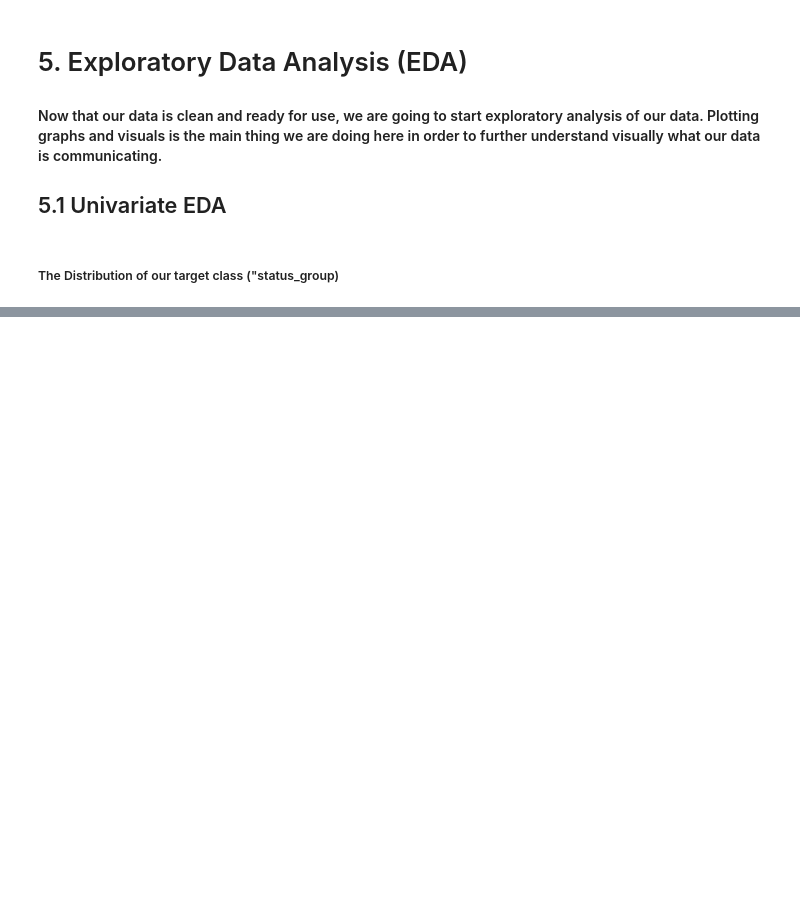
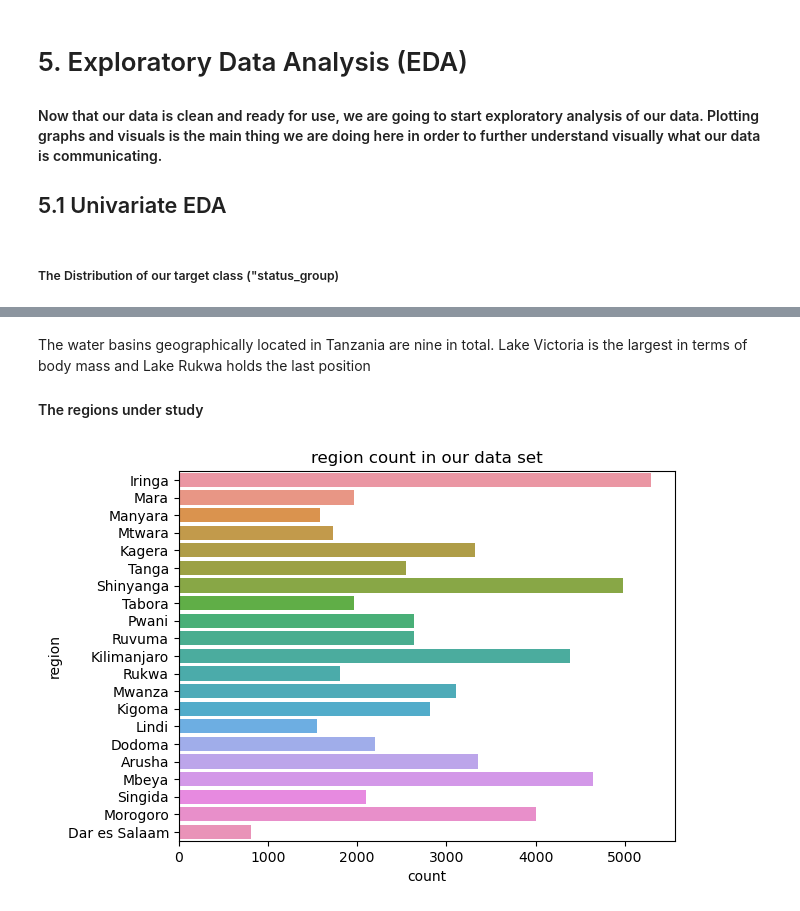
Before and after one commit to dev-ezzy/Classification-model, a Jupyter notebook: index.ipynb, the cells around one changed output, grey strips where cells are left out. Cells and saved outputs as stored; diff of their text form; code cells hidden in the pictures; blank space fills up the shorter version.

```diff
--- a/index.ipynb
+++ b/index.ipynb
@@ -717,0 +742,8 @@ Name: count, dtype: int64
+# %% [markdown]
+The water basins geographically located in Tanzania are nine in total. Lake Victoria is the largest in terms of body mass and Lake Rukwa holds the last position
+
+#### The regions under study
+# %%
+sns_ycount("region", complete_data)
+# %% [output]
+[figure, added]
```
Also changed, not shown: parts of 19 cells of this notebook.
